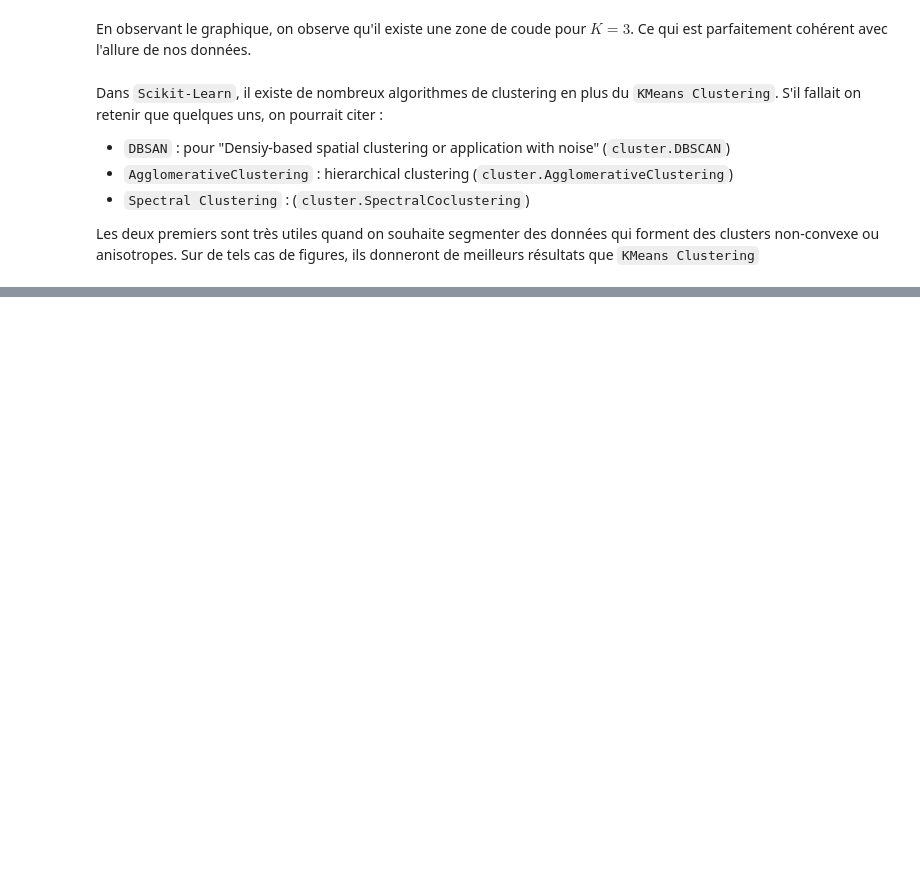
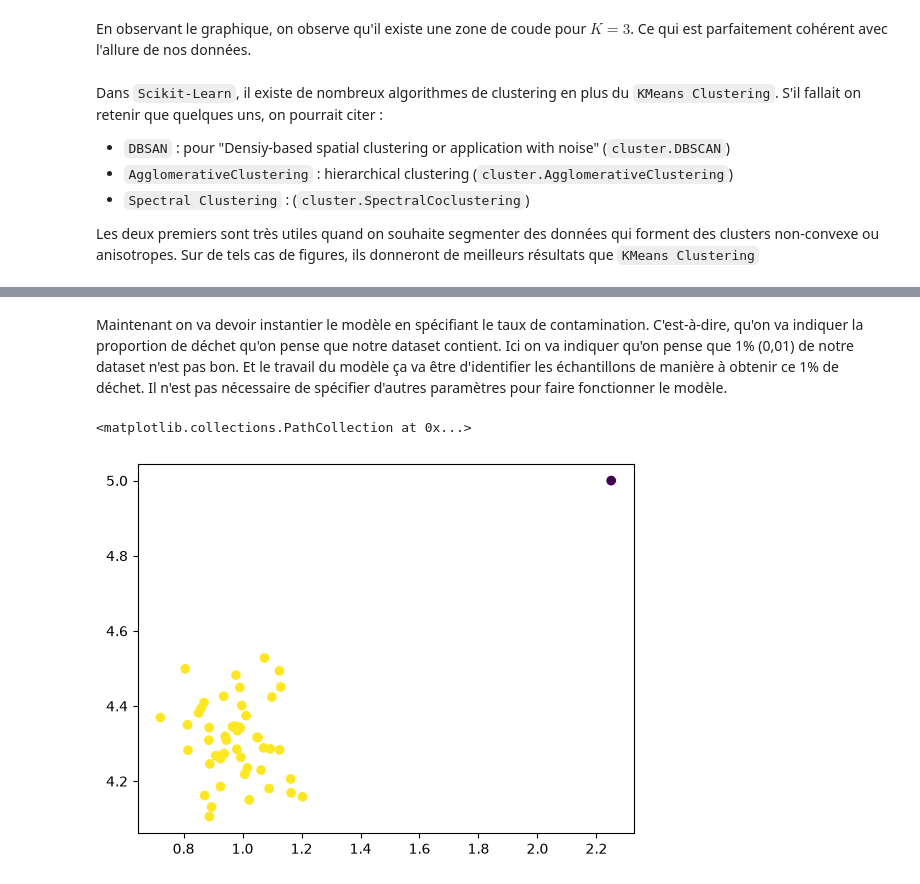
Before and after one commit to JDVegas/AI-Practical_ML-PRO, a Jupyter notebook: Python_Spercial_ML/24_Unsupervised_Learning.ipynb, the cells around one changed output, grey strips where cells are left out. Saved outputs shown, nothing was run; the diff lists cells and outputs as text; code cells hidden in the pictures; blank space fills up the shorter version.

```diff
--- a/Python_Spercial_ML/24_Unsupervised_Learning.ipynb
+++ b/Python_Spercial_ML/24_Unsupervised_Learning.ipynb
@@ -164,0 +201,14 @@ L'idée est la suivante: dans notre dataset, on va effectuer. ... reprendre à 1
+# %% [markdown]
+Maintenant on va devoir instantier le modèle en spécifiant le taux de contamination. C'est-à-dire, qu'on va indiquer la proportion de déchet qu'on pense que notre dataset contient. Ici on va indiquer qu'on pense que 1% (0,01) de notre dataset n'est pas bon. Et le travail du modèle ça va être d'identifier les échantillons de manière à obtenir ce 1% de déchet. Il n'est pas nécessaire de spécifier d'autres paramètres pour faire fonctionner le modèle.
+# %%
+# Instantiate the model isolation forest
+model = IsolationForest(contamination=0.01)
+
+# Fit the model to the data
+model.fit(X)
+
+1 # Display the result
+plt.scatter(X[:, 0], X[:, 1], c=model.predict(X))
+# %% [output]
+<matplotlib.collections.PathCollection at 0x...>
+[figure, added]
```
Also changed, not shown: parts of 15 cells of this notebook.
